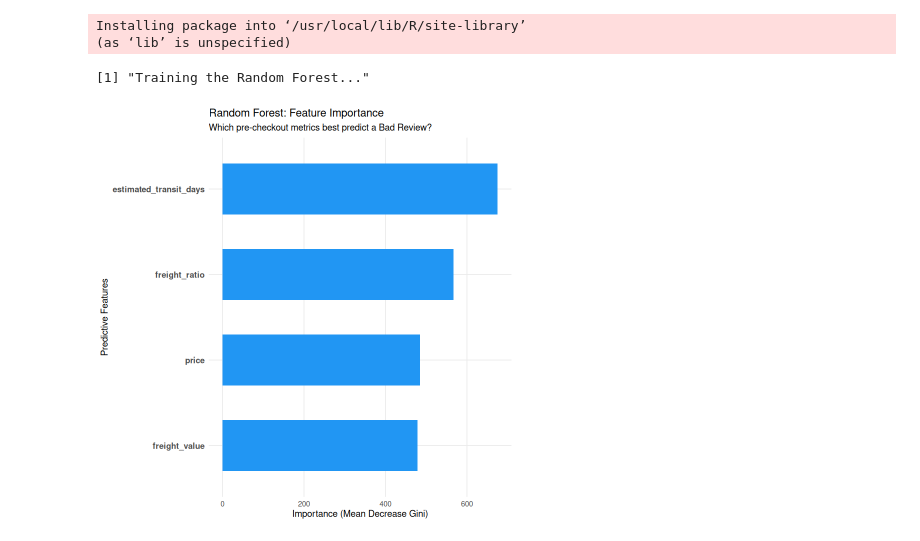
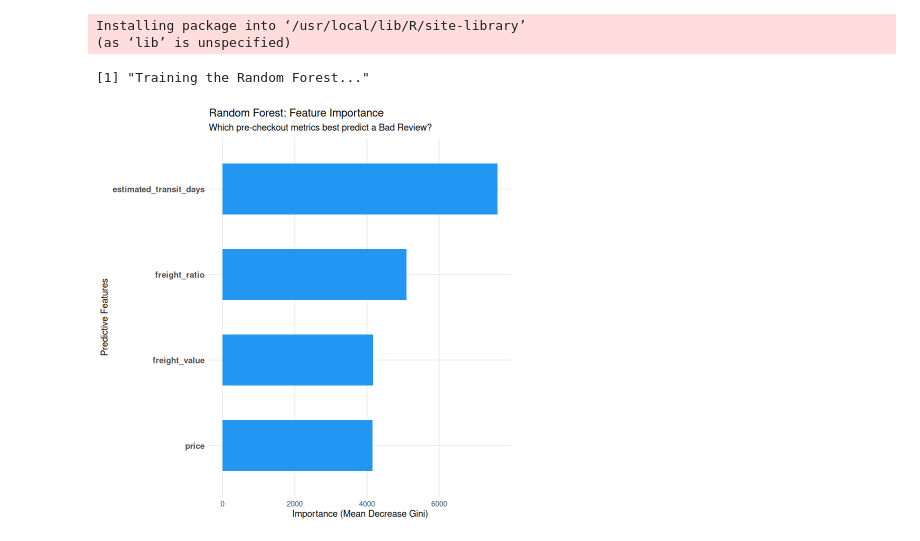
Before and after one commit to sky-akash/SPINAKER_D1_R_MarketAnalysis, a Jupyter notebook: data_eda.ipynb, the cells around one changed output. Saved outputs shown, nothing was run; the diff lists cells and outputs as text; code cells hidden in the pictures.

```diff
--- a/data_eda.ipynb
+++ b/data_eda.ipynb
@@ -1367,9 +1367,9 @@ rf_data <- item_sales_data %>%
   select(bad_review, price, freight_value, freight_ratio, estimated_transit_days) %>%
   drop_na()
 
-# 2. Downsample to prevent memory crash in Codespaces
+# 2. Downsampling to prevent memory crash in Codespaces
 set.seed(42)
-rf_data_sampled <- rf_data %>% sample_n(10000)
+rf_data_sampled <- rf_data %>% sample_n(100000)
 
 # 3. Train/Test Split (80% for learning, 20% for testing)
 train_indices <- sample(1:nrow(rf_data_sampled), 0.8 * nrow(rf_data_sampled))
@@ -1380,31 +1380,31 @@ test_data <- rf_data_sampled[-train_indices, ]
 print("Training the Random Forest...")
 rf_model <- randomForest(
   bad_review ~ .,
   data = train_data,
   ntree = 300,          # Grow 300 decision trees
   importance = TRUE     # Calculate which features matter most
 )
 
 # 5. Extract and Plot Feature Importance
 importance_df <- as.data.frame(importance(rf_model))
 importance_df$Feature <- rownames(importance_df)
 
 ggplot(importance_df, aes(x = reorder(Feature, MeanDecreaseGini), y = MeanDecreaseGini)) +
   geom_col(fill = "#2196F3", width = 0.6) +
   coord_flip() +
   labs(
     title = "Random Forest: Feature Importance",
     subtitle = "Which pre-checkout metrics best predict a Bad Review?",
     x = "Predictive Features",
     y = "Importance (Mean Decrease Gini)"
   ) +
   theme_minimal() +
   theme(
     axis.text.y = element_text(face = "bold", size = 10),
     panel.grid.minor = element_blank()
   )
 
 ggsave("random_forest_importance.png", width = 10, height = 6, dpi = 300)
 # %% [output]
 [1] "Training the Random Forest..."
-[figure, old version]
+[figure, new version]
```
Also changed, not shown: parts of 3 cells of this notebook, 1 other file.
